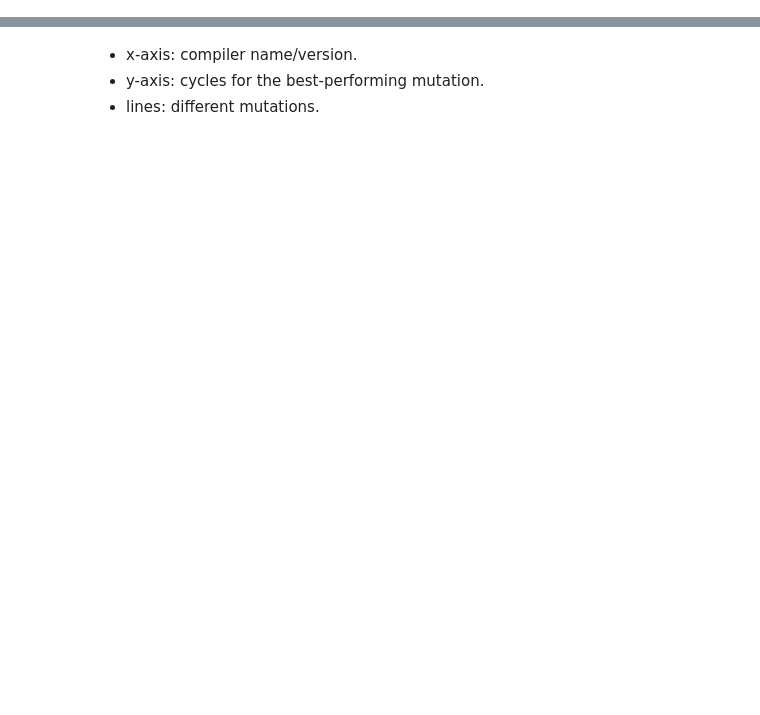
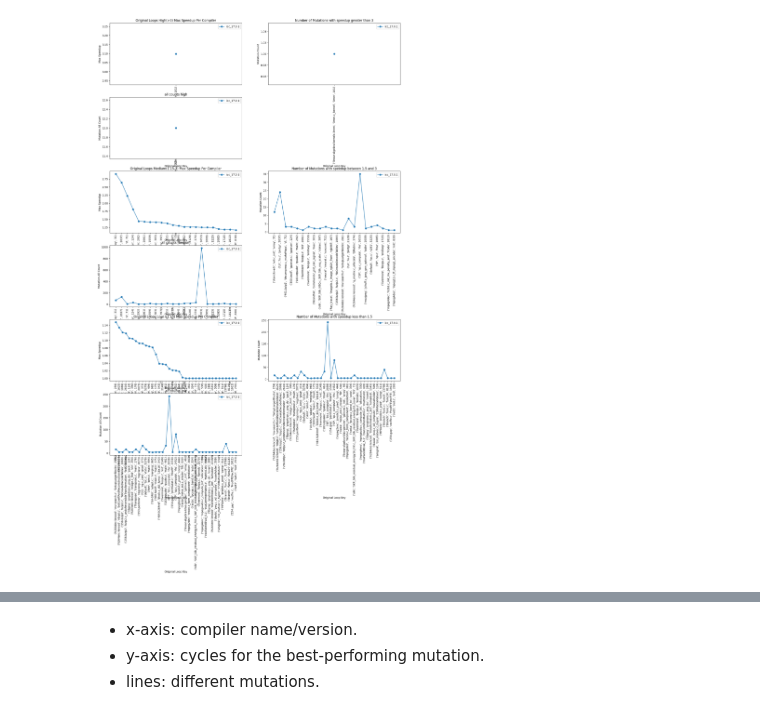
Before and after one commit to intel/program-optimization-advice-exploration-scripts, a Jupyter notebook: qaas-web/lore/backend/db_graph.ipynb, the cells around one changed output, grey strips where cells are left out. Drawn from its saved outputs; the diff is of its cells as text; code cells hidden in the pictures; blank space fills up the shorter version.

```diff
--- a/qaas-web/lore/backend/db_graph.ipynb
+++ b/qaas-web/lore/backend/db_graph.ipynb
@@ -156,0 +73,4 @@ def iterate_compilers_and_load_data(process_func):
+# %%
+raw_data = load_all_loops_raw_speedup_data_per_compiler('icc', '17.0.1')
+for key, val in raw_data.items():
+    print(key, val)
@@ -159,9 +97,23 @@ def iterate_compilers_and_load_data(process_func):
 import os
 import matplotlib.cm as cm
 # from matplotlib.widgets import Cursor
+def reorder_refs(refs):
+    base_ref_value = None
+    other_values = []
+    for ref_dict in refs:
+        for key, value in ref_dict.items():
+            if '_base' in str(key):
+                base_ref_value = value
+            else:
+                other_values.append(value)
+
+    if base_ref_value is not None:
+        return [base_ref_value] + other_values
+    else:
+        return other_values
 
 def process_speedup_data(vendor, version, raw_data):
-    refs_per_orig_loop_key = raw_data.get('refs_per_orig_loop_key', {})
+    refs_per_orig_loop_key = raw_data
     max_speedup_data = []
     high_speedup_data = []  # orig loops with speedup > 3
     medium_speedup_data = [] # orig loops with speedup 1.15 - 3
@@ -177,6 +129,7 @@ def process_speedup_data(vendor, version, raw_data):
 
 
     for orig_loop_key, refs in refs_per_orig_loop_key.items():
+        refs = reorder_refs(refs)
         base_ref = refs[0]
 
         speedups = [base_ref / ref for ref in refs]
@@ -421,7 +342,7 @@ def onclick(event, df_keys):
 
 
 def plot_all_graphs(data):
-    fig = plt.figure(figsize=(25, 35))
+    fig = plt.figure(figsize=(20, 30))
     gs = gridspec.GridSpec(6, 2)
     ax1 = fig.add_subplot(gs[0, 0])
     ax2 = fig.add_subplot(gs[0, 1])
@@ -441,7 +362,7 @@ def plot_all_graphs(data):
     # Medium Speedup Data
     sorted_df = plot_max_speedup_mutation_count_combined(data, "medium_speedup_data", "medium_speedup_counts", "all_medium_speedup_counts", "Original Loops Medium(1.15-3) Max Speedup Per Compiler", "Number of Mutations with speedup between 1.5 and 3", "all counts medium", ax4, ax5, ax6)
 
-    # # Low Speedup Data
+    # # # Low Speedup Data
     sorted_df = plot_max_speedup_mutation_count_combined(data, "low_speedup_data", "low_speedup_counts", "all_low_speedup_counts", "Original Loops Low(<1.15) Max Speedup Per Compiler", "Number of Mutations with speedup less than 1.5", "all counts low", ax7, ax8, ax9)
 
     # df_keys = sorted_df[['loop_key']]
@@ -475,3 +395,4 @@ plot_all_graphs(all_speedup_data)
+[figure, added]
 # %%
 plt.close('all')
 # %%
```
Also changed, not shown: parts of 13 cells of this notebook, 15 other files.
